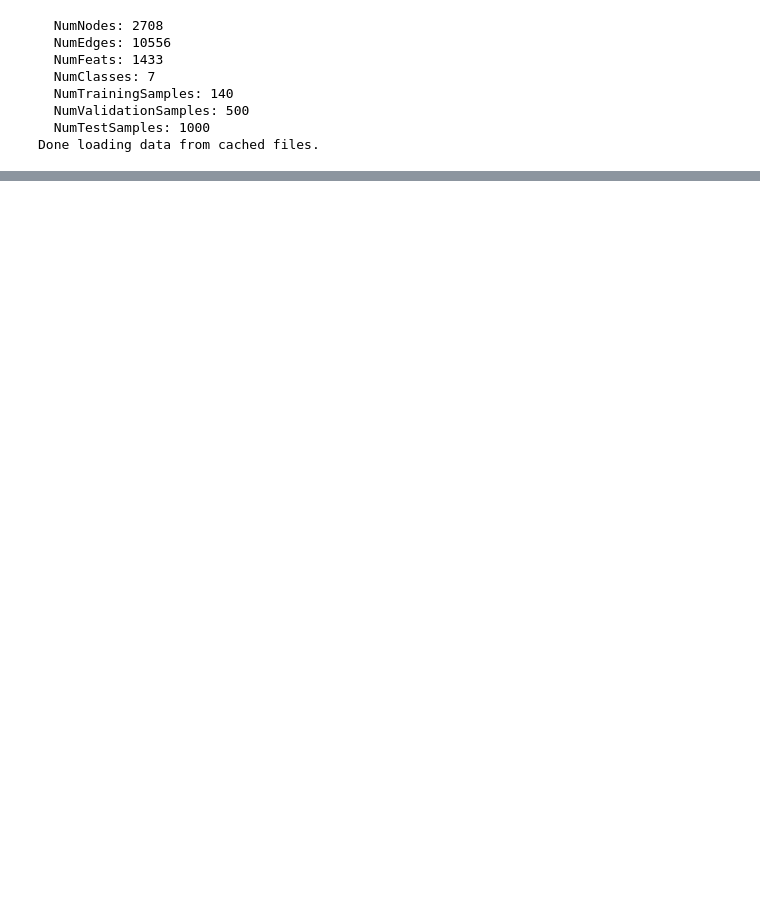
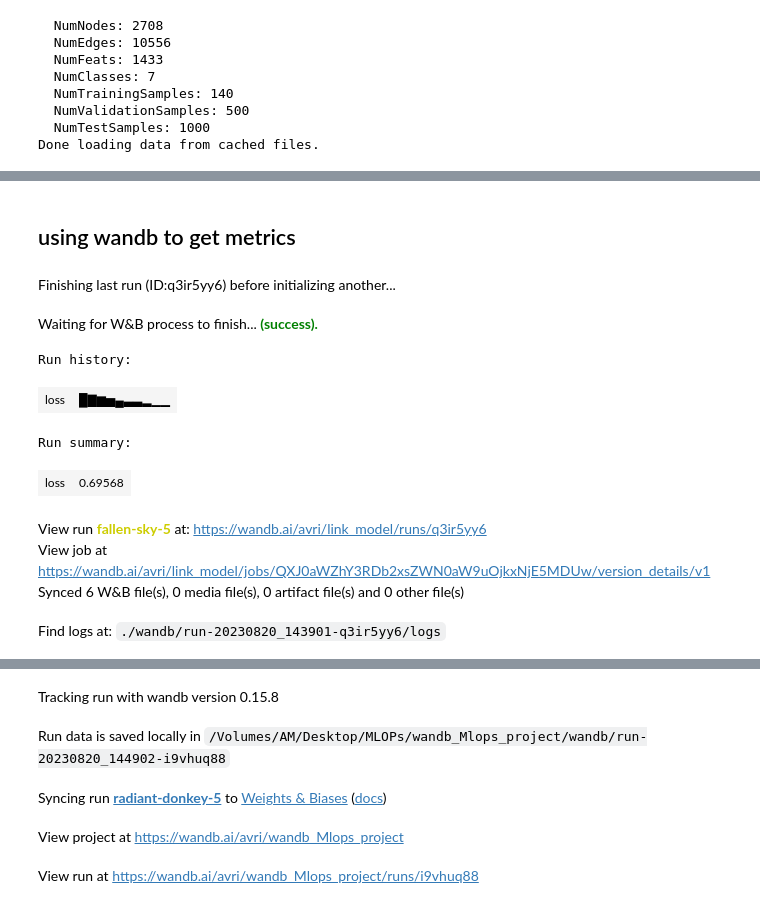
Before and after one commit to amaboh/wandb_Mlops_project, a Jupyter notebook: project_Wandb_assignment.ipynb, the cells around one changed output, grey strips where cells are left out. Cells and saved outputs as stored; diff of their text form; code cells hidden in the pictures; blank space fills up the shorter version.

Commit message:
project report

```diff
--- a/project_Wandb_assignment.ipynb
+++ b/project_Wandb_assignment.ipynb
@@ -168,0 +177,2 @@ In epoch 9, loss: 0.5038058161735535
+# %% [markdown]
+## using wandb to get metrics
@@ -168,0 +181,19 @@ In epoch 9, loss: 0.5038058161735535
+# %%
+run = wandb.init(job_type="CI/CD")
+path = 'avri/link_model/'
+model_name = 'job-https___github.com_amaboh_wandb_Mlops_project_Untitled.ipynb'
+version = 'prod candidate'
+
+artifact = run.use_artifact(f'{path}{model_name}:{version}',
+                            type='job')
+# %% [output]
+Finishing last run (ID:q3ir5yy6) before initializing another...
+Waiting for W&B process to finish... (success).
+Run history:
+| loss | █▇▆▅▄▃▃▂▁▁ |
+Run summary:
+| loss | 0.69568 |
+View run fallen-sky-5 at: https://wandb.ai/avri/link_model/runs/q3ir5yy6
+View job at https://wandb.ai/avri/link_model/jobs/QXJ0aWZhY3RDb2xsZWN0aW9uOjkxNjE5MDUw/version_details/v1
+Synced 6 W&B file(s), 0 media file(s), 0 artifact file(s) and 0 other file(s)
+Find logs at: ./wandb/run-20230820_143901-q3ir5yy6/logs
@@ -168,0 +201,5 @@ In epoch 9, loss: 0.5038058161735535
+Tracking run with wandb version 0.15.8
+Run data is saved locally in /Volumes/AM/Desktop/MLOPs/wandb_Mlops_project/wandb/run-20230820_144902-i9vhuq88
+Syncing run radiant-donkey-5 to Weights & Biases (docs)
+View project at https://wandb.ai/avri/wandb_Mlops_project
+View run at https://wandb.ai/avri/wandb_Mlops_project/runs/i9vhuq88
```
Also changed, not shown: parts of 14 cells of this notebook, 56 other files.
